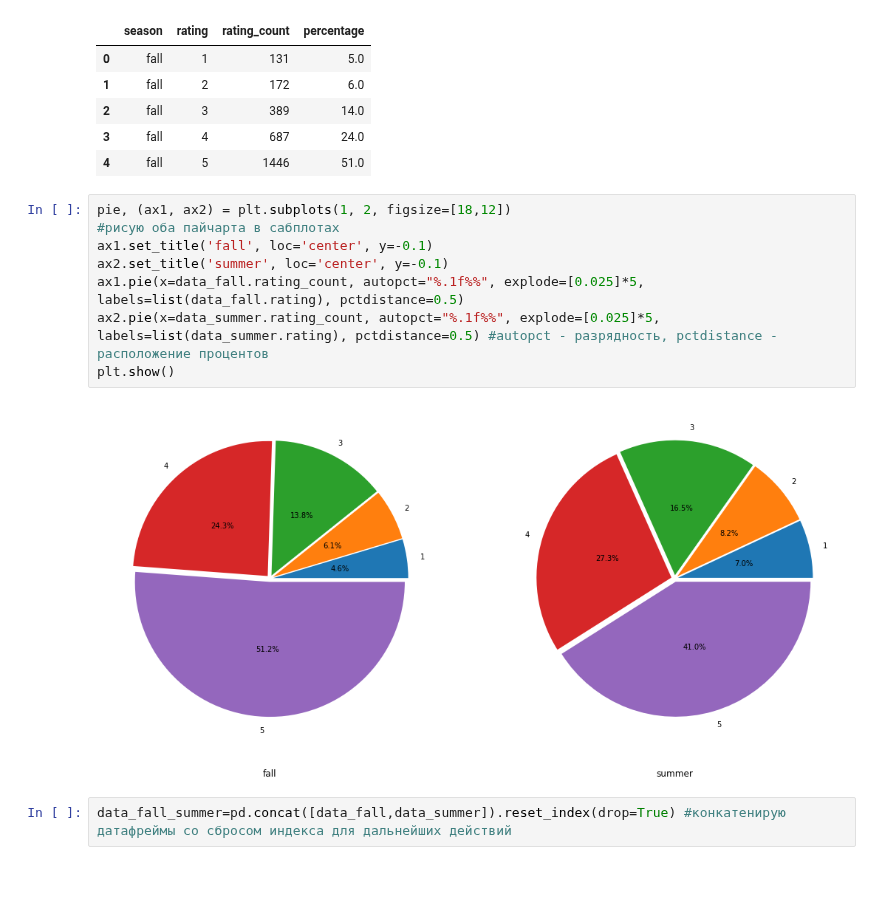
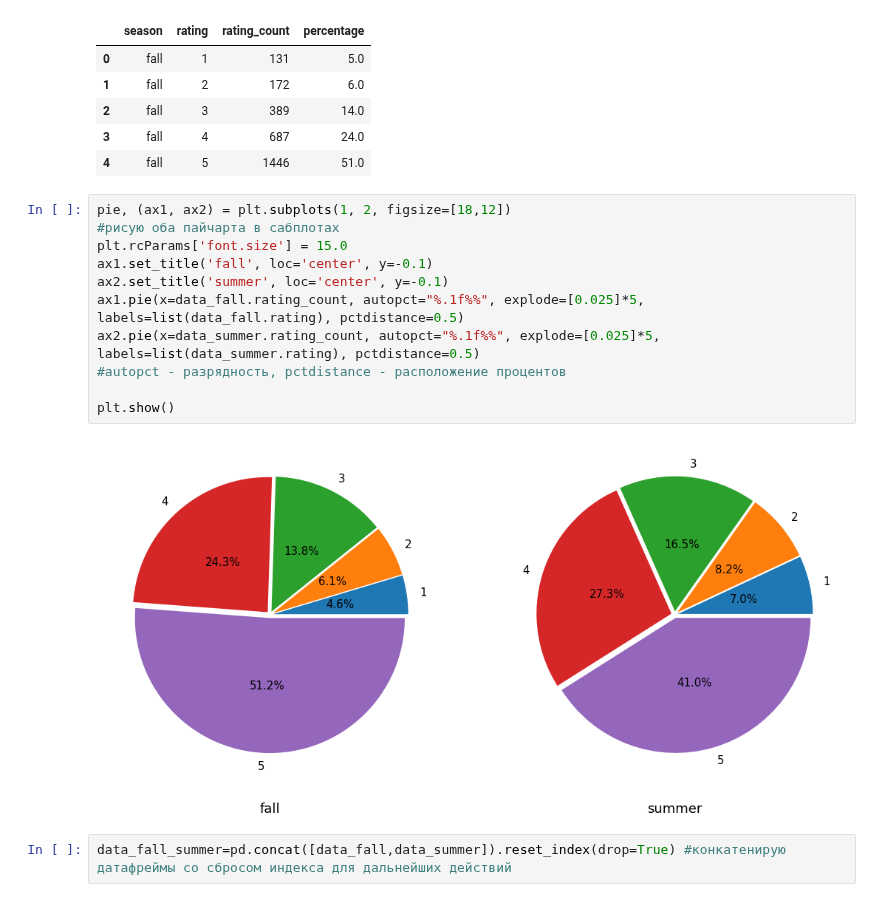
Before and after one commit to kiryouri/disneyland_branch, a Jupyter notebook: disney_project.ipynb, the cells around one changed output. Saved outputs shown, nothing was run; the diff lists cells and outputs as text; blank space fills up the shorter version.

```diff
--- a/disney_project.ipynb
+++ b/disney_project.ipynb
@@ -140,13 +146,16 @@ data_fall
 # %%
 pie, (ax1, ax2) = plt.subplots(1, 2, figsize=[18,12])
 #рисую оба пайчарта в сабплотах
+plt.rcParams['font.size'] = 15.0
 ax1.set_title('fall', loc='center', y=-0.1)
 ax2.set_title('summer', loc='center', y=-0.1)
 ax1.pie(x=data_fall.rating_count, autopct="%.1f%%", explode=[0.025]*5, labels=list(data_fall.rating), pctdistance=0.5)
-ax2.pie(x=data_summer.rating_count, autopct="%.1f%%", explode=[0.025]*5, labels=list(data_summer.rating), pctdistance=0.5) #autopct - разрядность, pctdistance - расположение процентов
+ax2.pie(x=data_summer.rating_count, autopct="%.1f%%", explode=[0.025]*5, labels=list(data_summer.rating), pctdistance=0.5)
+#autopct - разрядность, pctdistance - расположение процентов
+
 plt.show()
 # %% [output]
-[figure, old version]
+[figure, new version]
 # %%
 data_fall_summer=pd.concat([data_fall,data_summer]).reset_index(drop=True) #конкатенирую датафреймы со сбросом индекса для дальнейших действий
 # %%
```
Also changed, not shown: parts of 7 cells of this notebook.
